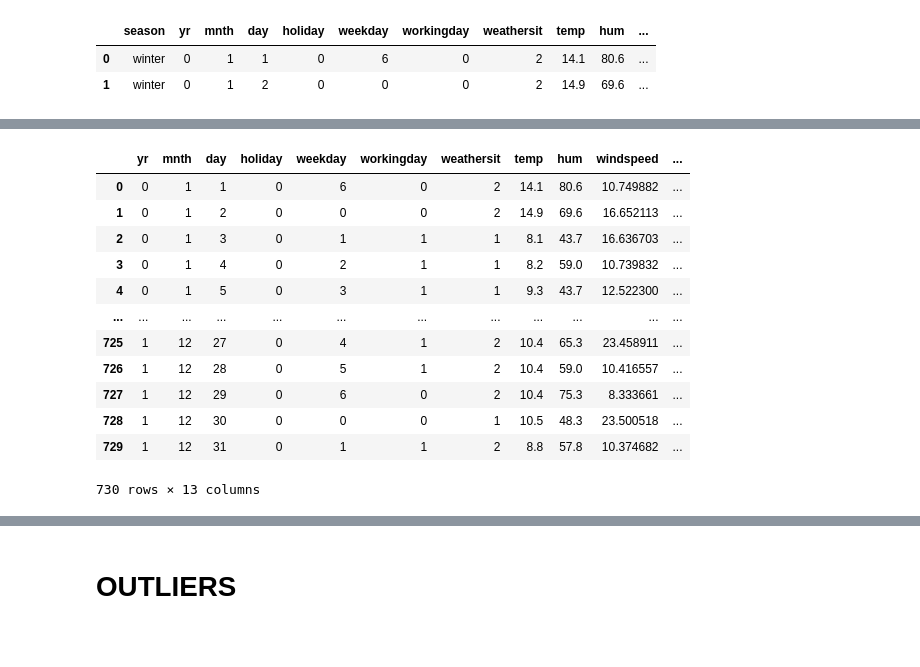
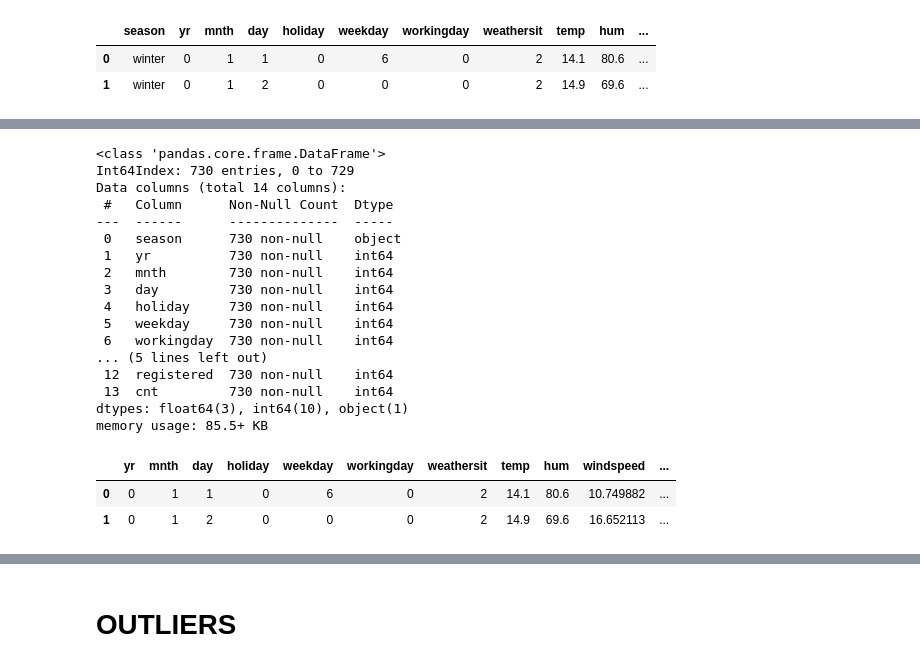
Before and after one commit to Adalab/project-da-promo-A-module-3-team-1, a Jupyter notebook: Proyecto_Final.ipynb, the cells around one changed output, grey strips where cells are left out. Drawn from its saved outputs; the diff is of its cells as text; code cells hidden in the pictures; blank space fills up the shorter version.

```diff
--- a/Proyecto_Final.ipynb
+++ b/Proyecto_Final.ipynb
@@ -620,17 +635,27 @@ df_datos.head(2)
+# %%
+df_datos.info()
+# %% [output]
+<class 'pandas.core.frame.DataFrame'>
+Int64Index: 730 entries, 0 to 729
+Data columns (total 14 columns):
+ #   Column      Non-Null Count  Dtype
+---  ------      --------------  -----
+ 0   season      730 non-null    object
+ 1   yr          730 non-null    int64
+ 2   mnth        730 non-null    int64
+ 3   day         730 non-null    int64
+ 4   holiday     730 non-null    int64
+ 5   weekday     730 non-null    int64
+ 6   workingday  730 non-null    int64
+... (5 lines left out)
+ 12  registered  730 non-null    int64
+ 13  cnt         730 non-null    int64
+dtypes: float64(3), int64(10), object(1)
+memory usage: 85.5+ KB
 # %%
 df_num_datos = df_datos.select_dtypes(include = np.number)
-df_num_datos
+df_num_datos.head(2)
 # %% [output]
 |  | yr | mnth | day | holiday | weekday | workingday | weathersit | temp | hum | windspeed | ... |
 | 0 | 0 | 1 | 1 | 0 | 6 | 0 | 2 | 14.1 | 80.6 | 10.749882 | ... |
 | 1 | 0 | 1 | 2 | 0 | 0 | 0 | 2 | 14.9 | 69.6 | 16.652113 | ... |
-| 2 | 0 | 1 | 3 | 0 | 1 | 1 | 1 | 8.1 | 43.7 | 16.636703 | ... |
-| 3 | 0 | 1 | 4 | 0 | 2 | 1 | 1 | 8.2 | 59.0 | 10.739832 | ... |
-| 4 | 0 | 1 | 5 | 0 | 3 | 1 | 1 | 9.3 | 43.7 | 12.522300 | ... |
-| ... | ... | ... | ... | ... | ... | ... | ... | ... | ... | ... | ... |
-| 725 | 1 | 12 | 27 | 0 | 4 | 1 | 2 | 10.4 | 65.3 | 23.458911 | ... |
-| 726 | 1 | 12 | 28 | 0 | 5 | 1 | 2 | 10.4 | 59.0 | 10.416557 | ... |
-| 727 | 1 | 12 | 29 | 0 | 6 | 0 | 2 | 10.4 | 75.3 | 8.333661 | ... |
-| 728 | 1 | 12 | 30 | 0 | 0 | 0 | 1 | 10.5 | 48.3 | 23.500518 | ... |
-| 729 | 1 | 12 | 31 | 0 | 1 | 1 | 2 | 8.8 | 57.8 | 10.374682 | ... |
-730 rows × 13 columns
```
Also changed, not shown: parts of 37 cells of this notebook.
